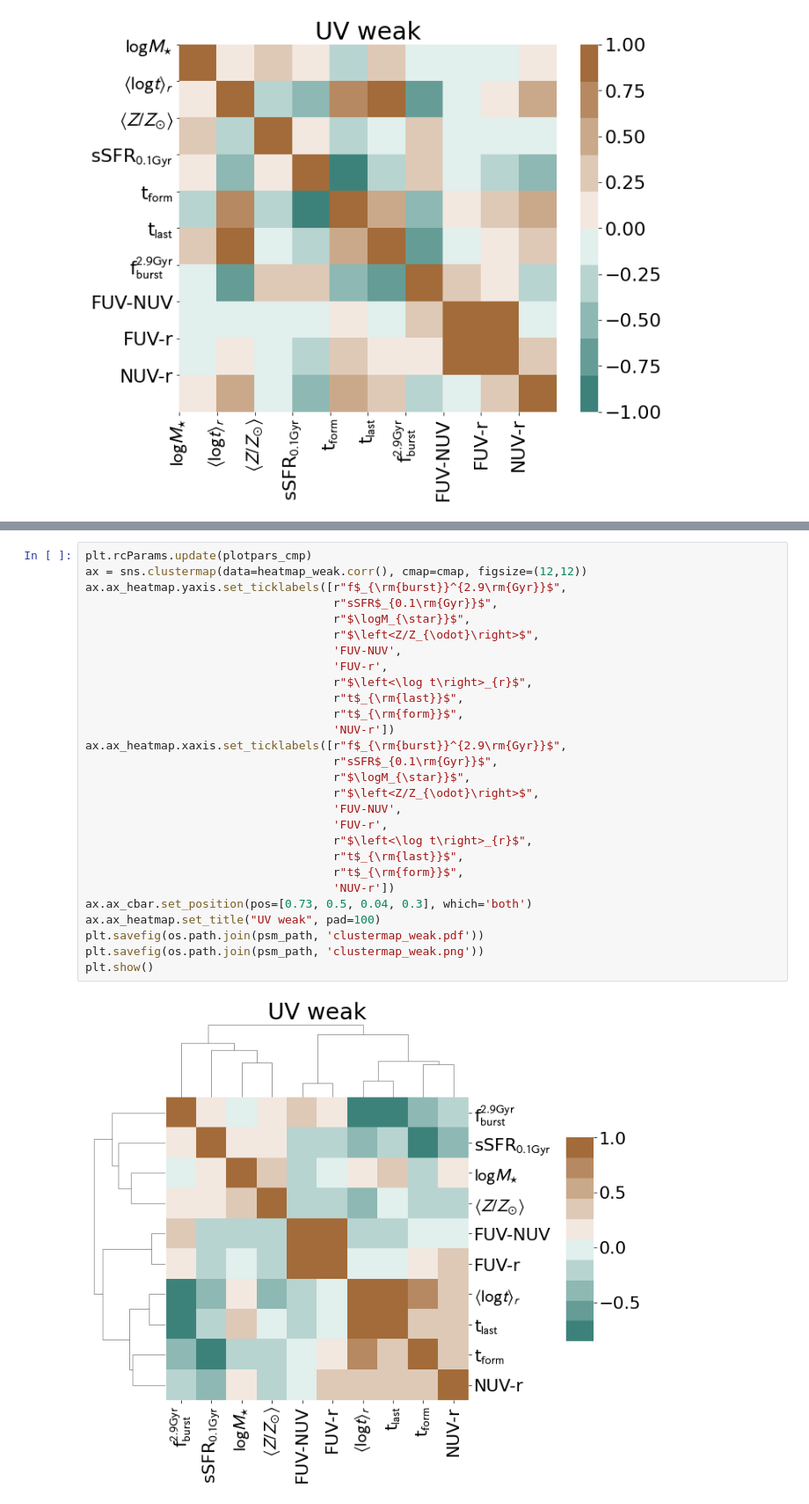
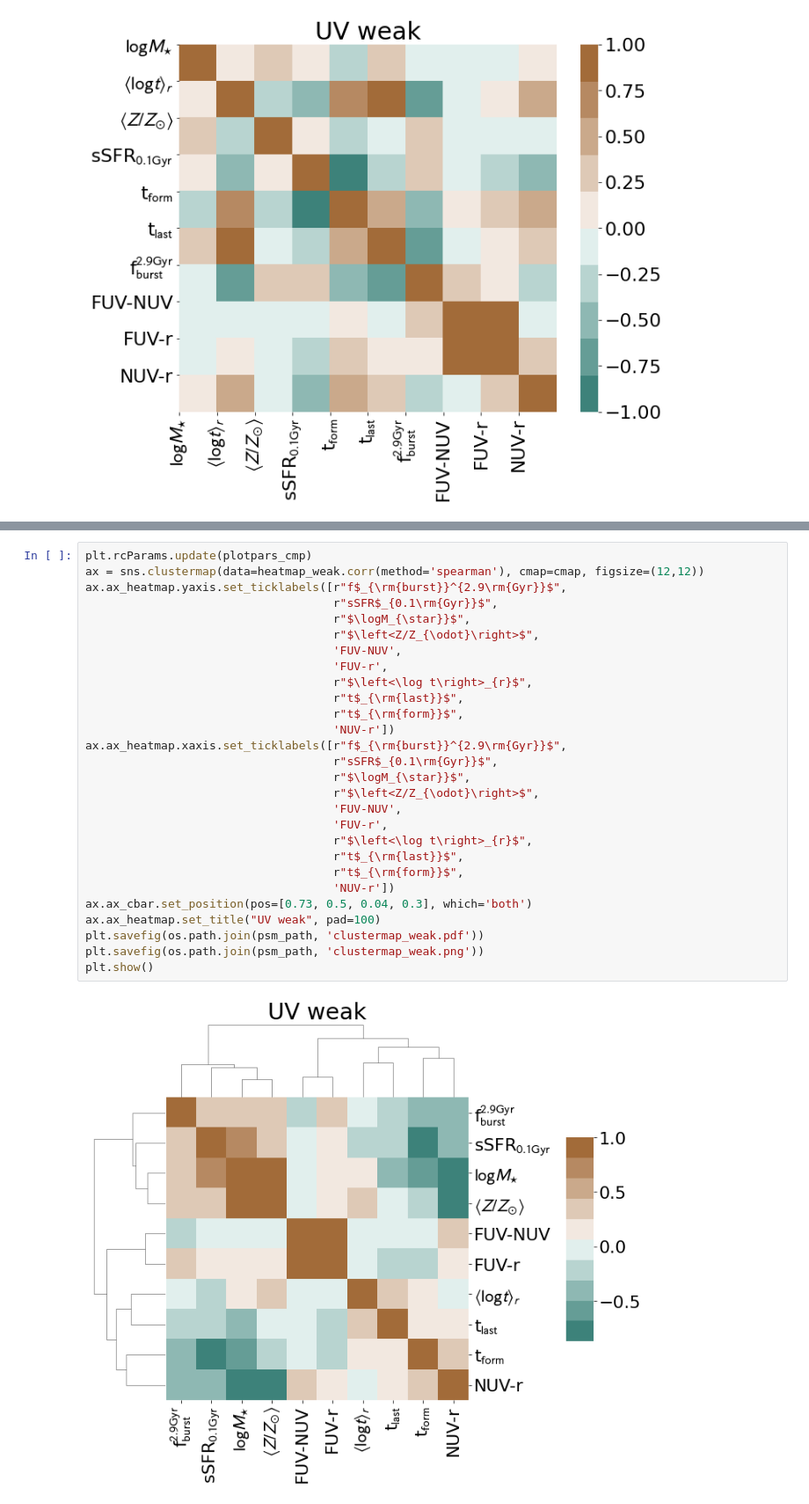
Before and after one commit to mdastro/UVupturn-RSGs, a Jupyter notebook: UV_PSM/PSM_StellarPopsAnalysis_MagPhys.ipynb, the cells around one changed output, grey strips where cells are left out. Shown at 88% size. Drawn from its saved outputs; the diff is of its cells as text.

```diff
--- a/UV_PSM/PSM_StellarPopsAnalysis_MagPhys.ipynb
+++ b/UV_PSM/PSM_StellarPopsAnalysis_MagPhys.ipynb
@@ -527,30 +527,30 @@ plt.show()
 # %%
 plt.rcParams.update(plotpars_cmp)
-ax = sns.clustermap(data=heatmap_weak.corr(), cmap=cmap, figsize=(12,12))
+ax = sns.clustermap(data=heatmap_weak.corr(method='spearman'), cmap=cmap, figsize=(12,12))
 ax.ax_heatmap.yaxis.set_ticklabels([r"f$_{\rm{burst}}^{2.9\rm{Gyr}}$",
                                     r"sSFR$_{0.1\rm{Gyr}}$",
                                     r"$\logM_{\star}}$",
                                     r"$\left<Z/Z_{\odot}\right>$",
                                     'FUV-NUV',
                                     'FUV-r',
                                     r"$\left<\log t\right>_{r}$",
                                     r"t$_{\rm{last}}$",
                                     r"t$_{\rm{form}}$",
                                     'NUV-r'])
 ax.ax_heatmap.xaxis.set_ticklabels([r"f$_{\rm{burst}}^{2.9\rm{Gyr}}$",
                                     r"sSFR$_{0.1\rm{Gyr}}$",
                                     r"$\logM_{\star}}$",
                                     r"$\left<Z/Z_{\odot}\right>$",
                                     'FUV-NUV',
                                     'FUV-r',
                                     r"$\left<\log t\right>_{r}$",
                                     r"t$_{\rm{last}}$",
                                     r"t$_{\rm{form}}$",
                                     'NUV-r'])
 ax.ax_cbar.set_position(pos=[0.73, 0.5, 0.04, 0.3], which='both')
 ax.ax_heatmap.set_title("UV weak", pad=100)
 plt.savefig(os.path.join(psm_path, 'clustermap_weak.pdf'))
 plt.savefig(os.path.join(psm_path, 'clustermap_weak.png'))
 plt.show()
 # %% [output]
-[figure, old version]
+[figure, new version]
```
Also changed, not shown: parts of 4 cells of this notebook.
